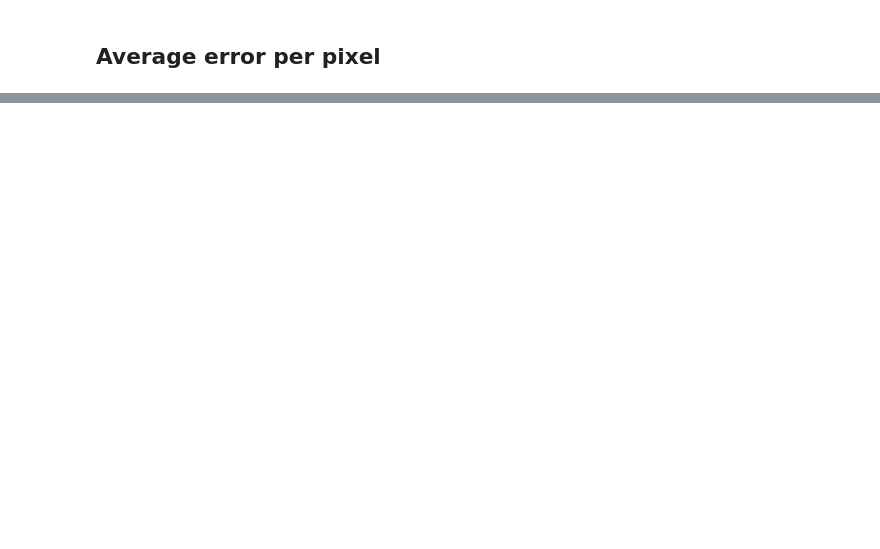
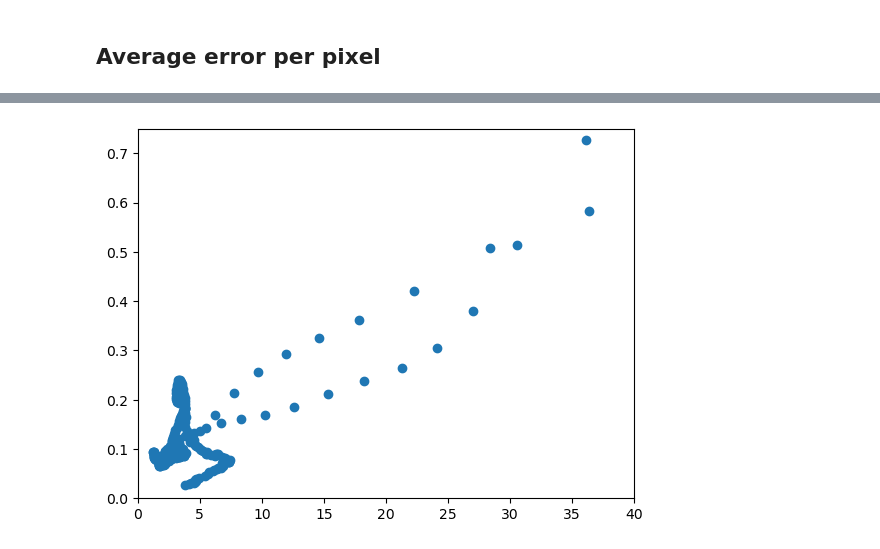
Before and after one commit to sanhitamj/ecg_unravel, a Jupyter notebook: notebooks/error_norm.ipynb, the cells around one changed output, grey strips where cells are left out. Saved outputs shown, nothing was run; the diff lists cells and outputs as text; code cells hidden in the pictures; blank space fills up the shorter version.

```diff
--- a/notebooks/error_norm.ipynb
+++ b/notebooks/error_norm.ipynb
@@ -342,0 +442,11 @@ plt.show()
+# %%
+
+plt.scatter(
+    df_sp['replace_area'],
+    df_sp['abs_error']
+)
+plt.xlim(0, 40)
+plt.ylim(0, 0.75)
+plt.show()
+# %% [output]
+[figure, added]
```
Also changed, not shown: parts of 23 cells of this notebook.
